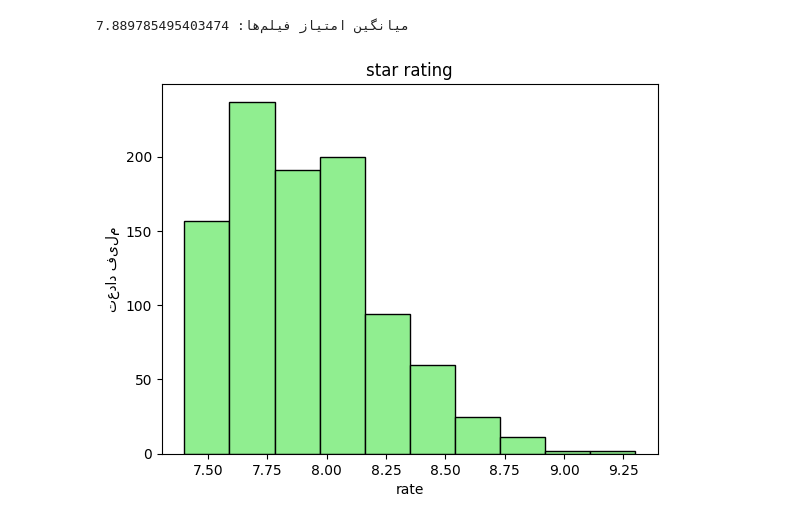
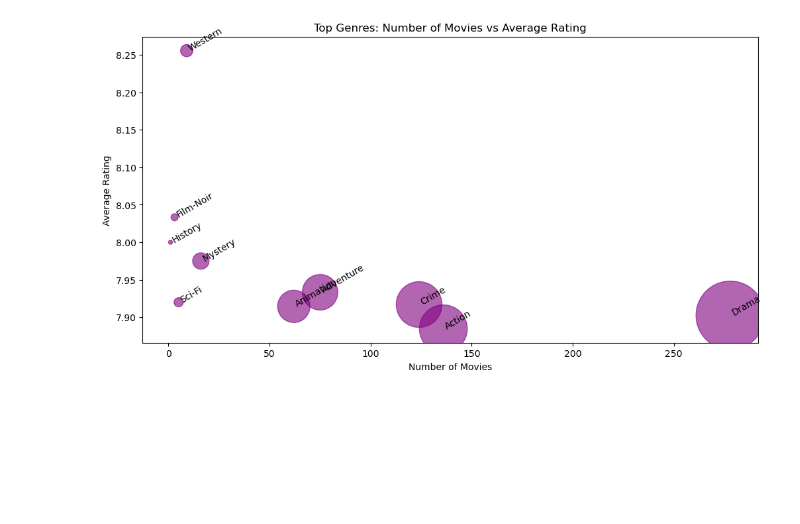
Before and after one commit to fatima-m99/movie-data-analysis, a Jupyter notebook: movie_analysis.ipynb, the cells around one changed output. Saved outputs shown, nothing was run; the diff lists cells and outputs as text; code cells hidden in the pictures; blank space fills up the shorter version.

```diff
--- a/movie_analysis.ipynb
+++ b/movie_analysis.ipynb
@@ -67,17 +126,17 @@ movies = movies.dropna(subset=['star_rating'])
 # %%
-#میانگین امتیاز فیلم ها
-mean_rating = movies['star_rating'].mean()
-print("میانگین امتیاز فیلم‌ها:", mean_rating)
+# Step 7: Bubble chart - Number of movies vs Average rating
+
+genre_stats = movies.groupby('genre').agg({'star_rating':'mean','title':'count'}).rename(columns={'title':'movie_count'})
+top_genres_stats = genre_stats.sort_values('star_rating', ascending=False).head(10)
+
+plt.figure(figsize=(12,6))
+plt.scatter(top_genres_stats['movie_count'], top_genres_stats['star_rating'],
+            s=top_genres_stats['movie_count']*20, alpha=0.6, color='purple')
+for i, txt in enumerate(top_genres_stats.index):
+    plt.annotate(txt, (top_genres_stats['movie_count'][i], top_genres_stats['star_rating'][i]), rotation=30)
+plt.xlabel("Number of Movies")
+plt.ylabel("Average Rating")
+plt.title("Top Genres: Number of Movies vs Average Rating")
+plt.show()
 # %% [output]
-میانگین امتیاز فیلم‌ها: 7.889785495403474
+[figure, added]
-# %%
-#نمودار توزیع امتیاز ها
-import matplotlib.pyplot as plt
-
-plt.hist(movies['star_rating'], bins=10, color='lightgreen', edgecolor='black')
-plt.title("star rating")
-plt.xlabel("rate")
-plt.ylabel("تعداد فیلم")
-plt.show()
-# %% [output]
-[figure, removed]
```
Also changed, not shown: parts of 13 cells of this notebook.
